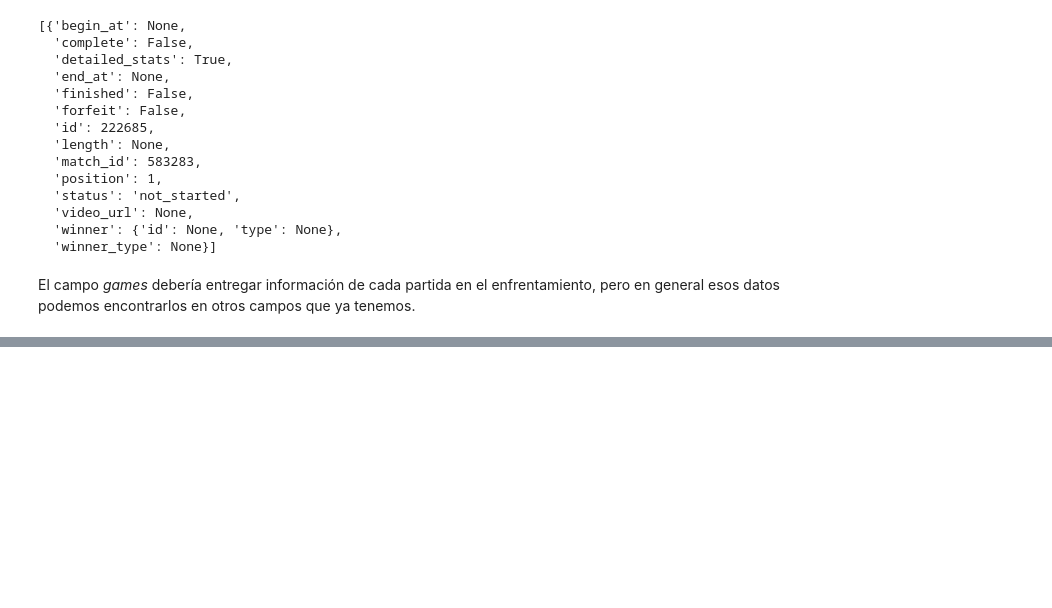
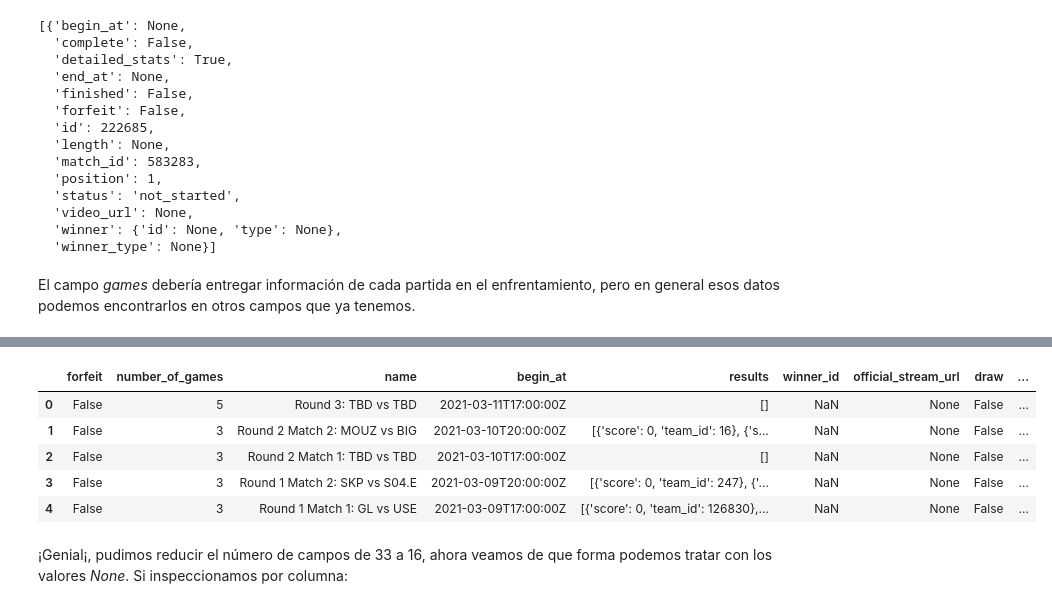
Before and after one commit to JMCastle98/M3_Procesamiento_de_datos, a Jupyter notebook: M3_Postworks5,6/Postwork_05_06_python.ipynb, the cells around one changed output, grey strips where cells are left out. Drawn from its saved outputs; the diff is of its cells as text; code cells hidden in the pictures; blank space fills up the shorter version.

```diff
--- a/M3_Postworks5,6/Postwork_05_06_python.ipynb
+++ b/M3_Postworks5,6/Postwork_05_06_python.ipynb
@@ -182,0 +352,11 @@ df_matches.loc[300,'videogame_version']
+# %%
+df_matches_temp.head()
+# %% [output]
+|  | forfeit | number_of_games | name | begin_at | results | winner_id | official_stream_url | draw | ... |
+| 0 | False | 5 | Round 3: TBD vs TBD | 2021-03-11T17:00:00Z | [] | NaN | None | False | ... |
+| 1 | False | 3 | Round 2 Match 2: MOUZ vs BIG | 2021-03-10T20:00:00Z | [{'score': 0, 'team_id': 16}, {'s... | NaN | None | False | ... |
+| 2 | False | 3 | Round 2 Match 1: TBD vs TBD | 2021-03-10T17:00:00Z | [] | NaN | None | False | ... |
+| 3 | False | 3 | Round 1 Match 2: SKP vs S04.E | 2021-03-09T20:00:00Z | [{'score': 0, 'team_id': 247}, {'... | NaN | None | False | ... |
+| 4 | False | 3 | Round 1 Match 1: GL vs USE | 2021-03-09T17:00:00Z | [{'score': 0, 'team_id': 126830},... | NaN | None | False | ... |
+# %% [markdown]
+¡Genial¡, pudimos reducir el número de campos de 33 a 16, ahora veamos de que forma podemos tratar con los valores _None_. Si inspeccionamos por columna:
```
Also changed, not shown: parts of 38 cells of this notebook.
